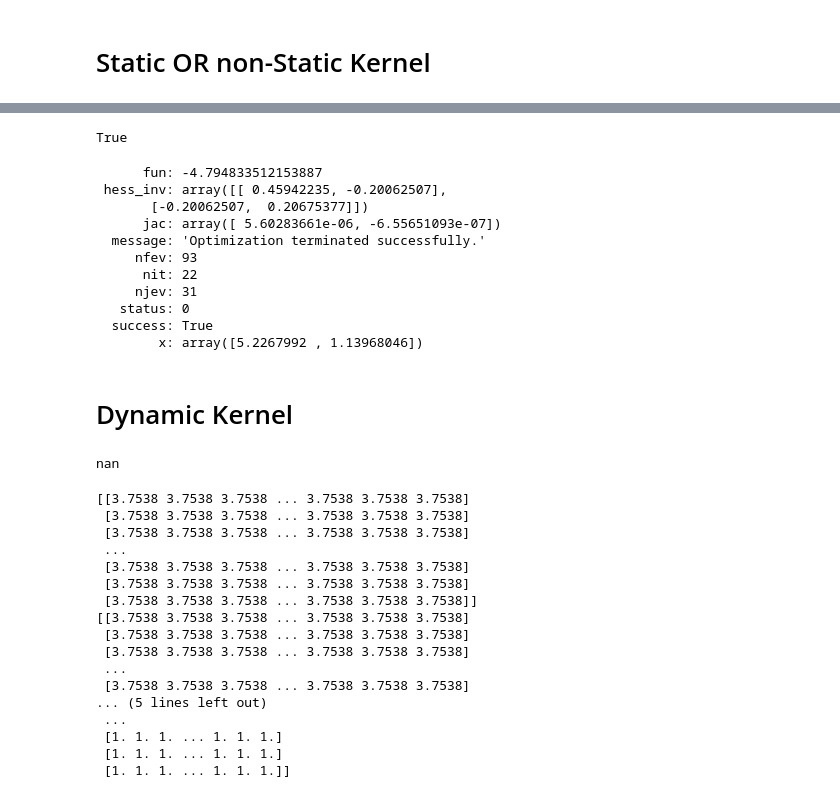
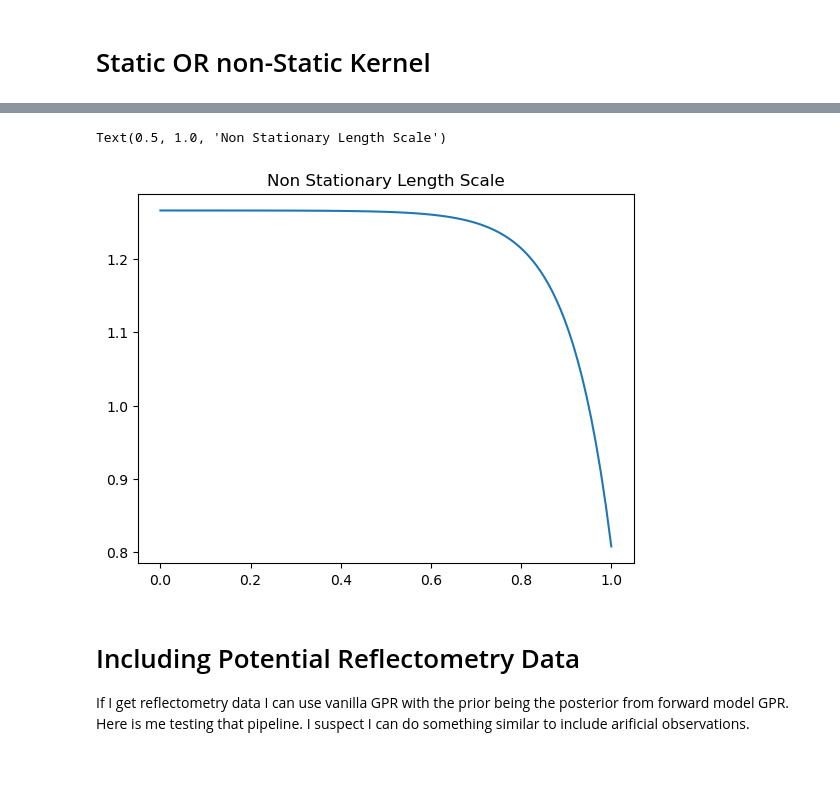
Before and after one commit to DanHarJor/Improving-Electron-Density-Profile-Inference-within-a-Tokamak-using-Bayesian-Techniques, a Jupyter notebook: RealEquillibriumInterferometry/SyntheticDataInterferometry.ipynb, the cells around one changed output, grey strips where cells are left out. Drawn from its saved outputs; the diff is of its cells as text; code cells hidden in the pictures; blank space fills up the shorter version.

```diff
--- a/RealEquillibriumInterferometry/SyntheticDataInterferometry.ipynb
+++ b/RealEquillibriumInterferometry/SyntheticDataInterferometry.ipynb
@@ -317,3 +308,12 @@ The Determinent of cov_post3 is: 0.0
+# %%
+def HyperTan_l(rho, params):
+            core_l, edge_l, transition_center, transition_width = params[1:]
+            return ((core_l + edge_l)/2) - (((core_l - edge_l)/2) * np.tanh((rho - transition_center)/transition_width))
+plt.plot(rho_1d,HyperTan_l(rho_1d, best_params))
+plt.title('Non Stationary Length Scale')
+# %% [output]
+Text(0.5, 1.0, 'Non Stationary Length Scale')
+[figure, added]
 # %%
 import optuna
 
@@ -327,63 +327,7 @@ study = optuna.create_study(direction='minimize')
 study.optimize(objective, n_trials=500)
 
 study.best_params
-# %%
-invertable = np.array([[-1,0,0],[0,3,0],[0,0,3]])
-(np.linalg.eigvals(invertable) <= 0).any()
-# %% [output]
-True
-# %%
-print(results)
-# %% [output]
-      fun: -4.794833512153887
- hess_inv: array([[ 0.45942235, -0.20062507],
-       [-0.20062507,  0.20675377]])
-      jac: array([ 5.60283661e-06, -6.55651093e-07])
-  message: 'Optimization terminated successfully.'
-     nfev: 93
-      nit: 22
-     njev: 31
-   status: 0
-  success: True
-        x: array([5.2267992 , 1.13968046])
-# %% [markdown]
-# Dynamic Kernel
-# %%
-np.sqrt(-1)
-# %% [output]
-nan
-# %%
-def NonStatLengthScaleKernel(rho_1d,params):
-    RHOA, RHOB = np.meshgrid(rho_1d,rho_1d)
-    #amplitude determins how far the model can go from the mean
-#     amp = params[0]
-#     #length scale determines smoothness, how correlated the function should be at a distance
-    l = np.array(params[1:])
-    LA, LB = np.meshgrid(l,l)
-#     mag = (RHOA - RHOB) * (RHOA - RHOB)
-    scale1 = 2 * LA * LB
-    scale2 = LA * LA + LB * LB
-    print(scale1)
-    print(scale2)
-    print((scale1/scale2)**(1/2))
-#     return amp * np.sqrt(scale1/scale2) * np.exp(-(mag/scale2))
-
-K = NonStatLengthScaleKernel(rho_1d,x0)
-# %% [output]
-[[3.7538 3.7538 3.7538 ... 3.7538 3.7538 3.7538]
- [3.7538 3.7538 3.7538 ... 3.7538 3.7538 3.7538]
- [3.7538 3.7538 3.7538 ... 3.7538 3.7538 3.7538]
- ...
- [3.7538 3.7538 3.7538 ... 3.7538 3.7538 3.7538]
- [3.7538 3.7538 3.7538 ... 3.7538 3.7538 3.7538]
- [3.7538 3.7538 3.7538 ... 3.7538 3.7538 3.7538]]
-[[3.7538 3.7538 3.7538 ... 3.7538 3.7538 3.7538]
- [3.7538 3.7538 3.7538 ... 3.7538 3.7538 3.7538]
- [3.7538 3.7538 3.7538 ... 3.7538 3.7538 3.7538]
- ...
- [3.7538 3.7538 3.7538 ... 3.7538 3.7538 3.7538]
-... (5 lines left out)
- ...
- [1. 1. 1. ... 1. 1. 1.]
- [1. 1. 1. ... 1. 1. 1.]
- [1. 1. 1. ... 1. 1. 1.]]
+# %% [markdown]
+# Including Potential Reflectometry Data
+
+If I get reflectometry data I can use vanilla GPR with the prior being the posterior from forward model GPR. Here is me testing that pipeline. I suspect I can do something similar to include arificial observations.
```
Also changed, not shown: parts of 5 cells of this notebook.
